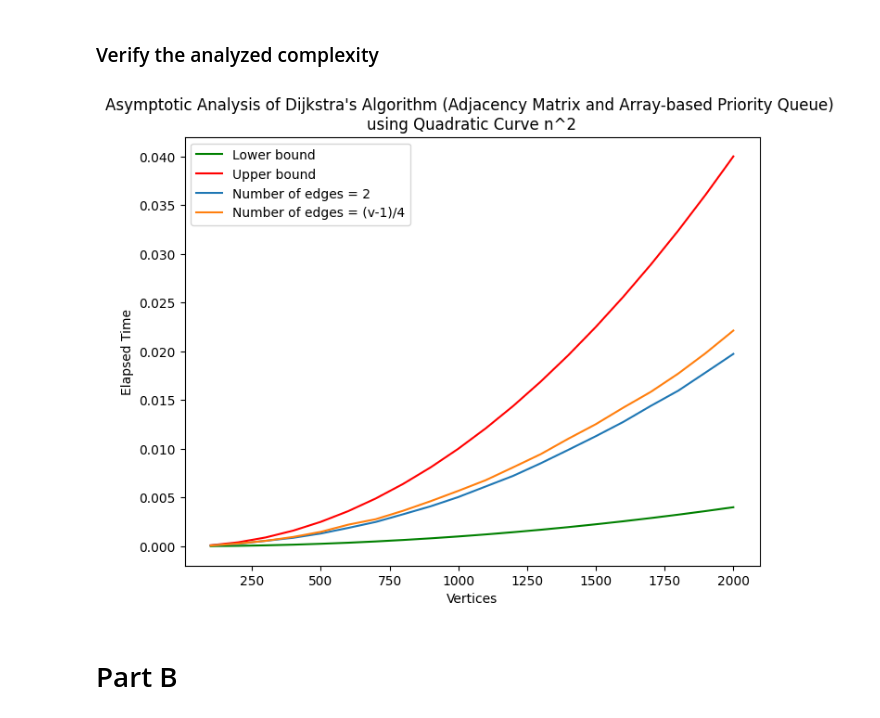
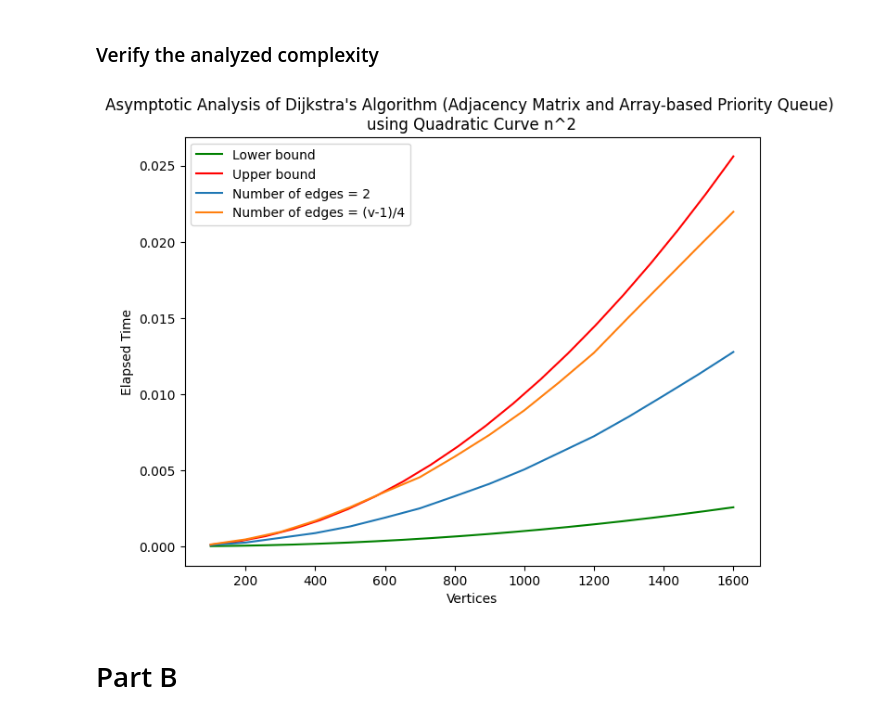
Before and after one commit to Neo-Zenith/Analysis-of-Algorithms, a Jupyter notebook: Dijkstra Shortest Path Search/analysis.Ipynb, the cells around one changed output. Saved outputs shown, nothing was run; the diff lists cells and outputs as text; code cells hidden in the pictures.

```diff
--- a/Dijkstra Shortest Path Search/analysis.Ipynb
+++ b/Dijkstra Shortest Path Search/analysis.Ipynb
@@ -141,37 +141,37 @@ count = 0
 for index, row in A.iterrows():
     if count == 0:
         verticesMegaList[0].append(int(row["Vertices"]))
         timeMegaList[0].append(float(row["Elapsed Time"]))
-    if count == 4:
+    if count == 2:
         verticesMegaList[1].append(int(row["Vertices"]))
         timeMegaList[1].append(float(row["Elapsed Time"]))
 
     count += 1
     if count == 5:
         count = 0
 
 plt.figure(figsize=(8,6))
-x = np.linspace(100, 2000, 20)
+x = np.linspace(100, 1600, 20)
 y1 = 0.000000001 * (x ** 2)
 y2 = 10 * y1
 plt.plot(x, y1, 'g', label="Lower bound")
 plt.plot(x, y2, 'r', label="Upper bound")
 
-edgeList[2] = ["2", "|V| - 1"]
+edgeList[2] = ["2", "(|V| - 1)/2"]
 for i in range(len(timeMegaList)):
     df = pd.DataFrame()
 
     df["Vertices"] = verticesMegaList[i]
     df["Elapsed Time"] = timeMegaList[i]
     plot = sb.lineplot(data= df,
                         x="Vertices",
                         y="Elapsed Time",
                         label="Number of edges = %s" %edgeList[i])
 
 plot.set(title="Asymptotic Analysis of Dijkstra's Algorithm (Adjacency Matrix and Array-based Priority Queue) \nusing Quadratic Curve n^2")
 plt.show()
 # %% [output]
-[figure, old version]
+[figure, new version]
 # %% [markdown]
 # Part B
 # %% [markdown]
```
Also changed, not shown: parts of 9 cells of this notebook, 1 other file.
